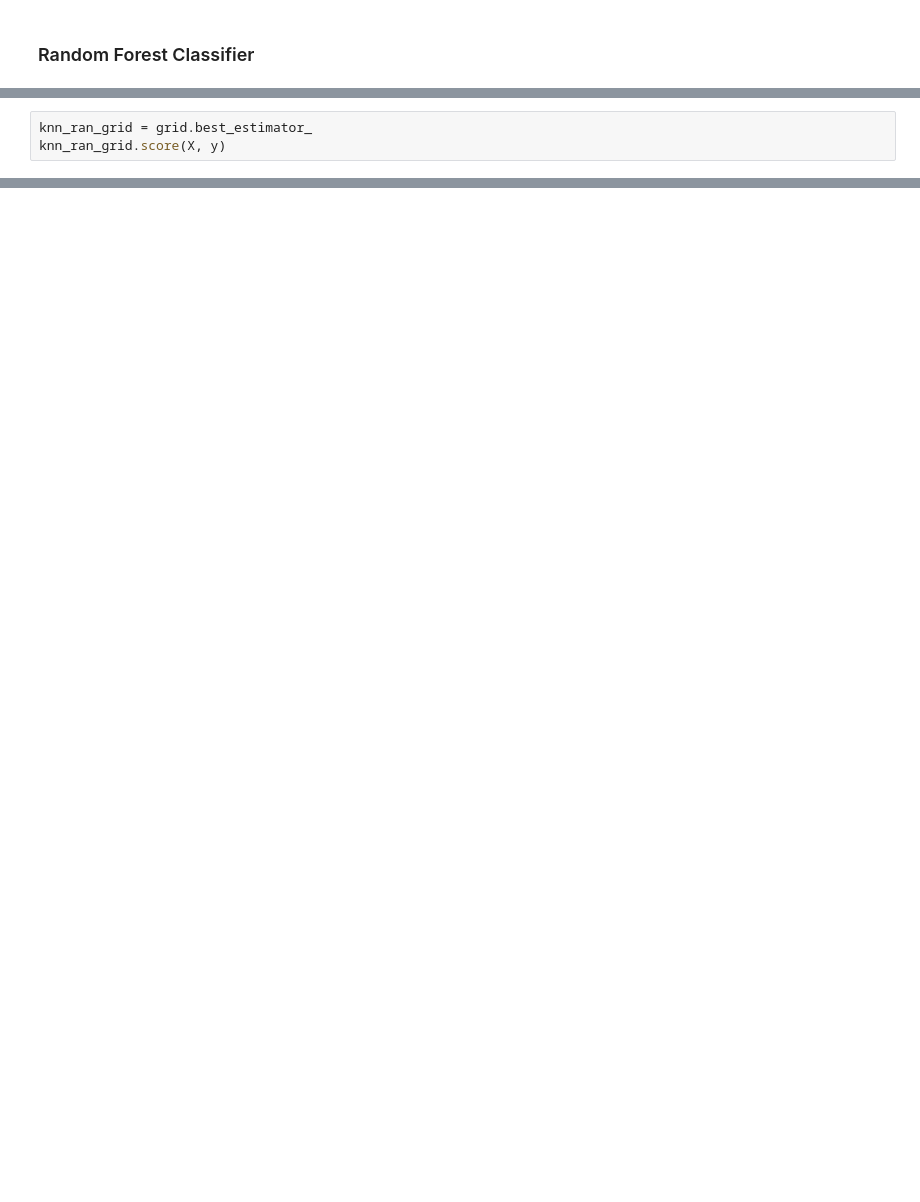
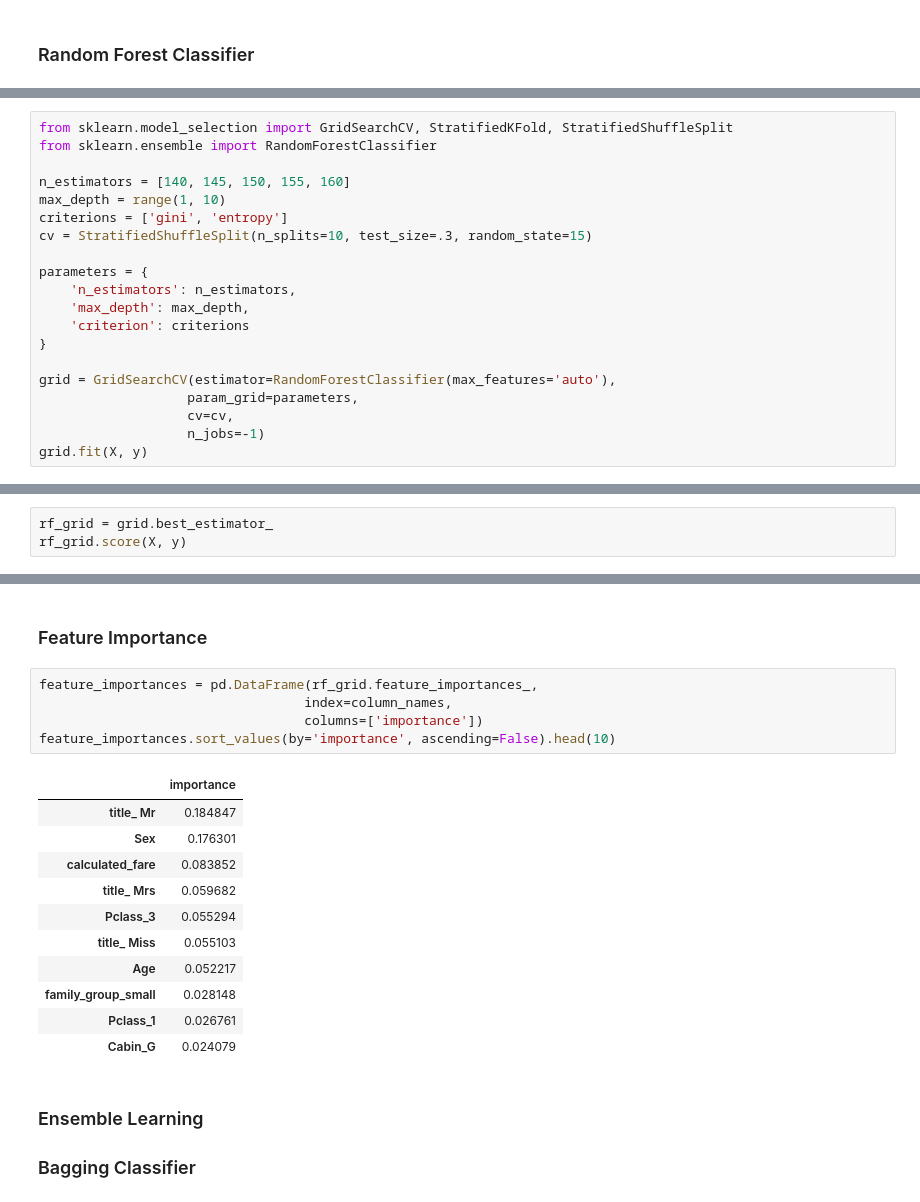
Before and after one commit to RogerLiu-98/titanic, a Jupyter notebook: EDA.ipynb, the cells around one changed output, grey strips where cells are left out. Saved outputs shown, nothing was run; the diff lists cells and outputs as text; blank space fills up the shorter version.

```diff
--- a/EDA.ipynb
+++ b/EDA.ipynb
@@ -1321,0 +1398,20 @@ RandomizedSearchCV(cv=StratifiedShuffleSplit(n_splits=10, random_state=None, tes
+# %%
+from sklearn.model_selection import GridSearchCV, StratifiedKFold, StratifiedShuffleSplit
+from sklearn.ensemble import RandomForestClassifier
+
+n_estimators = [140, 145, 150, 155, 160]
+max_depth = range(1, 10)
+criterions = ['gini', 'entropy']
+cv = StratifiedShuffleSplit(n_splits=10, test_size=.3, random_state=15)
+
+parameters = {
+    'n_estimators': n_estimators,
+    'max_depth': max_depth,
+    'criterion': criterions
+}
+
+grid = GridSearchCV(estimator=RandomForestClassifier(max_features='auto'),
+                   param_grid=parameters,
+                   cv=cv,
+                   n_jobs=-1)
+grid.fit(X, y)
@@ -1332,4 +1451,4 @@ KNeighborsClassifier(algorithm='auto', leaf_size=30, metric='minkowski',
 # %%
-knn_ran_grid = grid.best_estimator_
-knn_ran_grid.score(X, y)
+rf_grid = grid.best_estimator_
+rf_grid.score(X, y)
 # %% [output]
@@ -1429,0 +1468,22 @@ GridSearchCV(cv=StratifiedKFold(n_splits=20, random_state=15, shuffle=True),
+# %% [markdown]
+### Feature Importance
+# %%
+feature_importances = pd.DataFrame(rf_grid.feature_importances_,
+                                  index=column_names,
+                                  columns=['importance'])
+feature_importances.sort_values(by='importance', ascending=False).head(10)
+# %% [output]
+|  | importance |
+| title_ Mr | 0.184847 |
+| Sex | 0.176301 |
+| calculated_fare | 0.083852 |
+| title_ Mrs | 0.059682 |
+| Pclass_3 | 0.055294 |
+| title_ Miss | 0.055103 |
+| Age | 0.052217 |
+| family_group_small | 0.028148 |
+| Pclass_1 | 0.026761 |
+| Cabin_G | 0.024079 |
+# %% [markdown]
+### Ensemble Learning
+### Bagging Classifier
```
Also changed, not shown: parts of 72 cells of this notebook.
